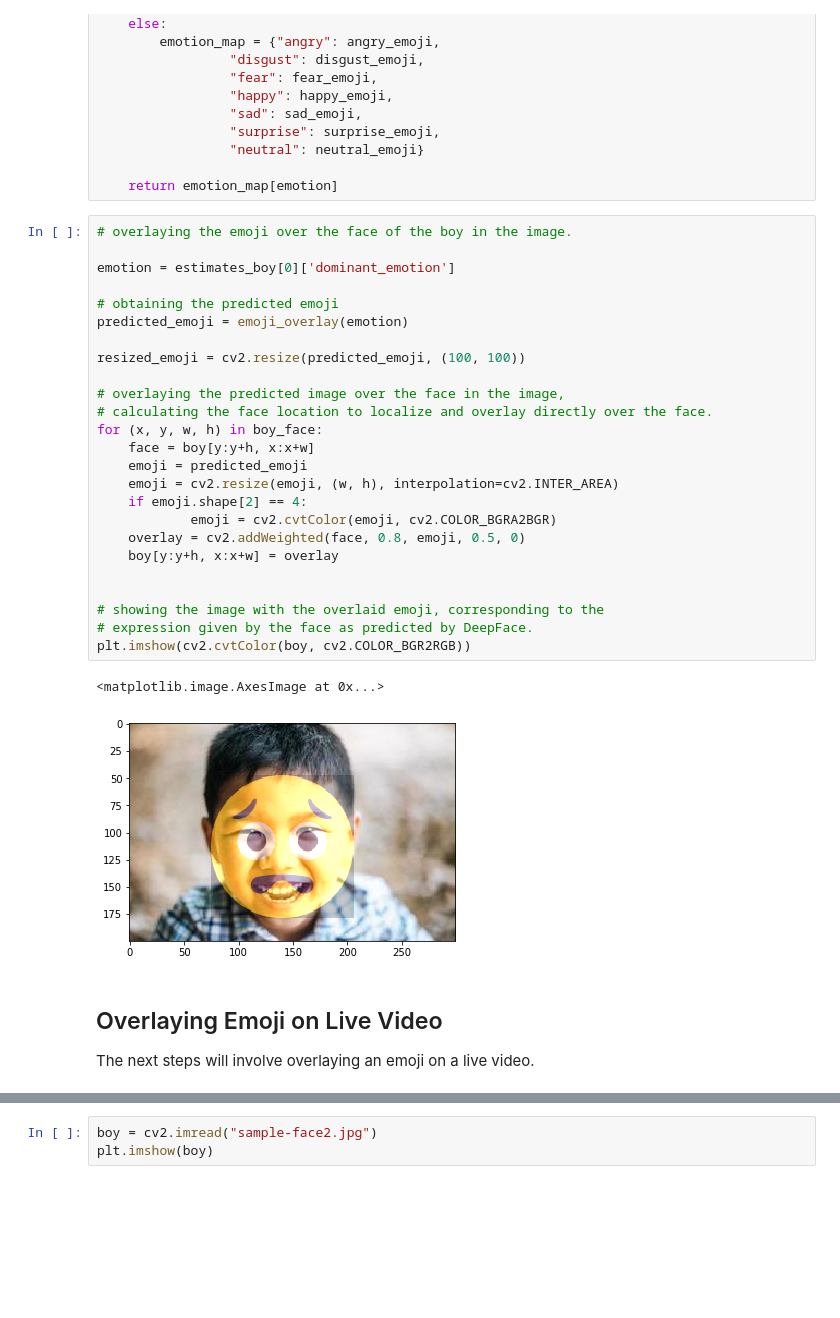
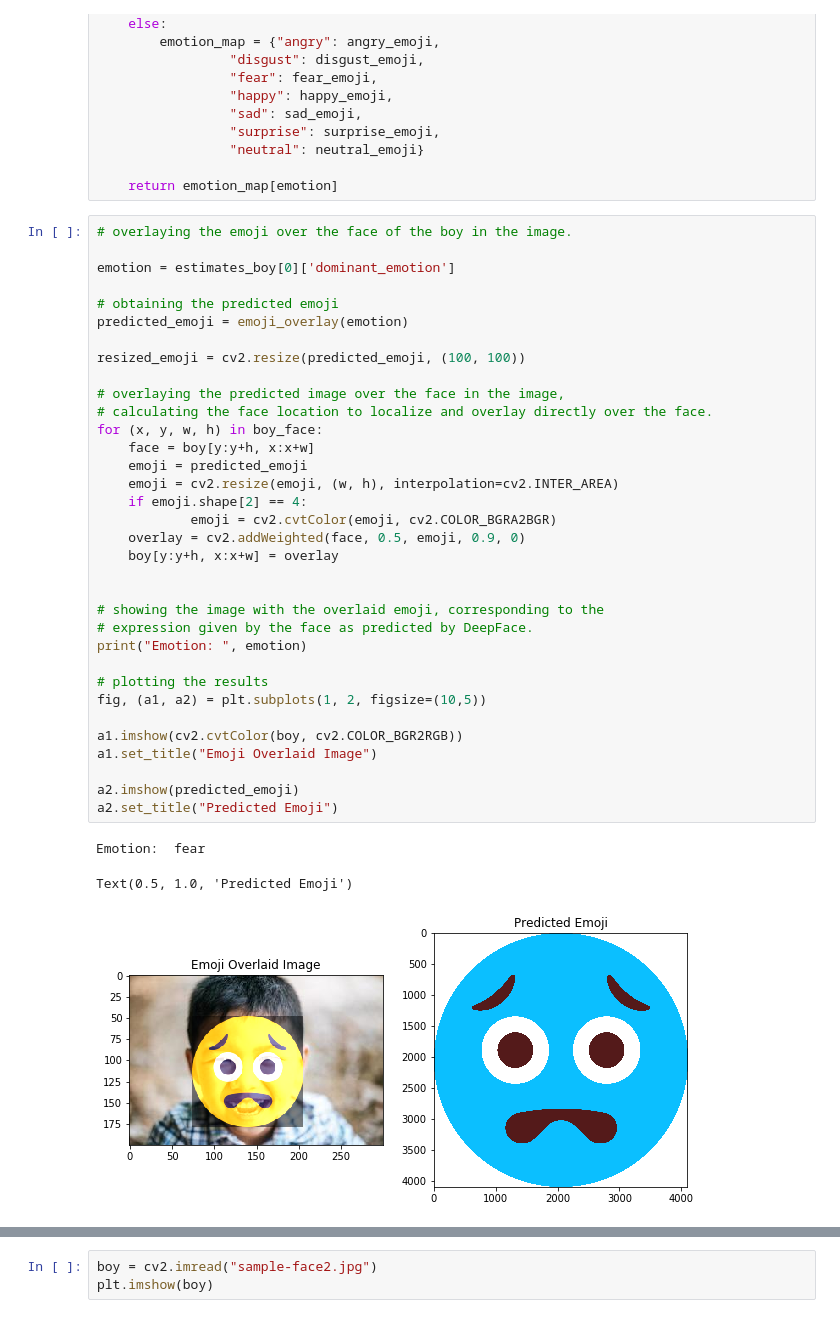
Before and after one commit to saksarip/CS4100-final-project, a Jupyter notebook: Emoji Overlay Demo.ipynb, the cells around one changed output, grey strips where cells are left out. Drawn from its saved outputs; the diff is of its cells as text; blank space fills up the shorter version.

Commit message:
Updated tests, models predictions, and images

```diff
--- a/Emoji Overlay Demo.ipynb
+++ b/Emoji Overlay Demo.ipynb
@@ -103,31 +111,38 @@ def emoji_overlay(emotion):
 # %%
 # overlaying the emoji over the face of the boy in the image.
 
 emotion = estimates_boy[0]['dominant_emotion']
 
 # obtaining the predicted emoji
 predicted_emoji = emoji_overlay(emotion)
 
 resized_emoji = cv2.resize(predicted_emoji, (100, 100))
 
 # overlaying the predicted image over the face in the image,
 # calculating the face location to localize and overlay directly over the face.
 for (x, y, w, h) in boy_face:
     face = boy[y:y+h, x:x+w]
     emoji = predicted_emoji
     emoji = cv2.resize(emoji, (w, h), interpolation=cv2.INTER_AREA)
     if emoji.shape[2] == 4:
             emoji = cv2.cvtColor(emoji, cv2.COLOR_BGRA2BGR)
-    overlay = cv2.addWeighted(face, 0.8, emoji, 0.5, 0)
+    overlay = cv2.addWeighted(face, 0.5, emoji, 0.9, 0)
     boy[y:y+h, x:x+w] = overlay
 
 
 # showing the image with the overlaid emoji, corresponding to the
 # expression given by the face as predicted by DeepFace.
-plt.imshow(cv2.cvtColor(boy, cv2.COLOR_BGR2RGB))
+print("Emotion: ", emotion)
+
+# plotting the results
+fig, (a1, a2) = plt.subplots(1, 2, figsize=(10,5))
+
+a1.imshow(cv2.cvtColor(boy, cv2.COLOR_BGR2RGB))
+a1.set_title("Emoji Overlaid Image")
+
+a2.imshow(predicted_emoji)
+a2.set_title("Predicted Emoji")
 # %% [output]
-<matplotlib.image.AxesImage at 0x...>
+Emotion:  fear
+Text(0.5, 1.0, 'Predicted Emoji')
-[figure, old version]
+[figure, new version]
-# %% [markdown]
-## Overlaying Emoji on Live Video
-The next steps will involve overlaying an emoji on a live video.
```
Also changed, not shown: parts of 50 cells of this notebook.
